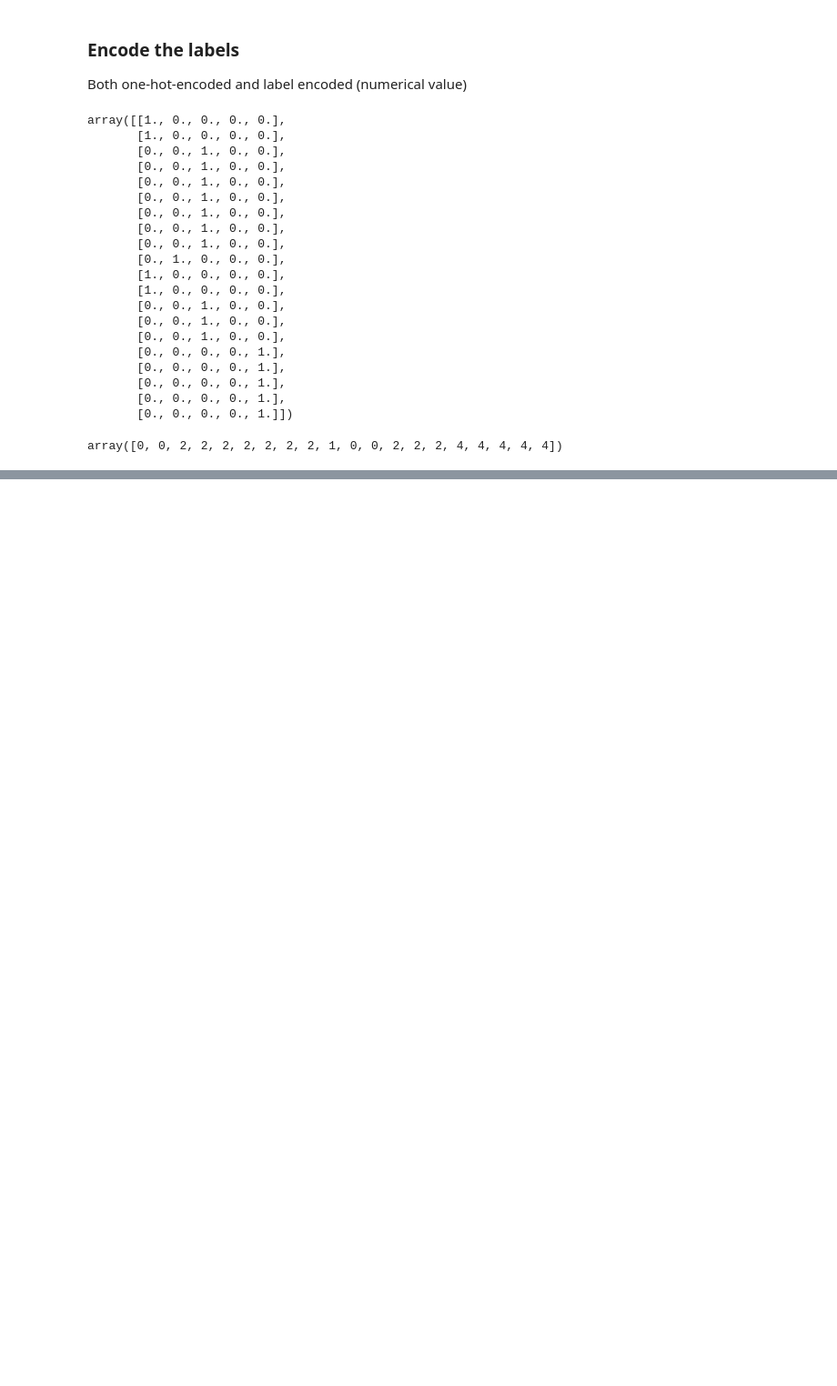
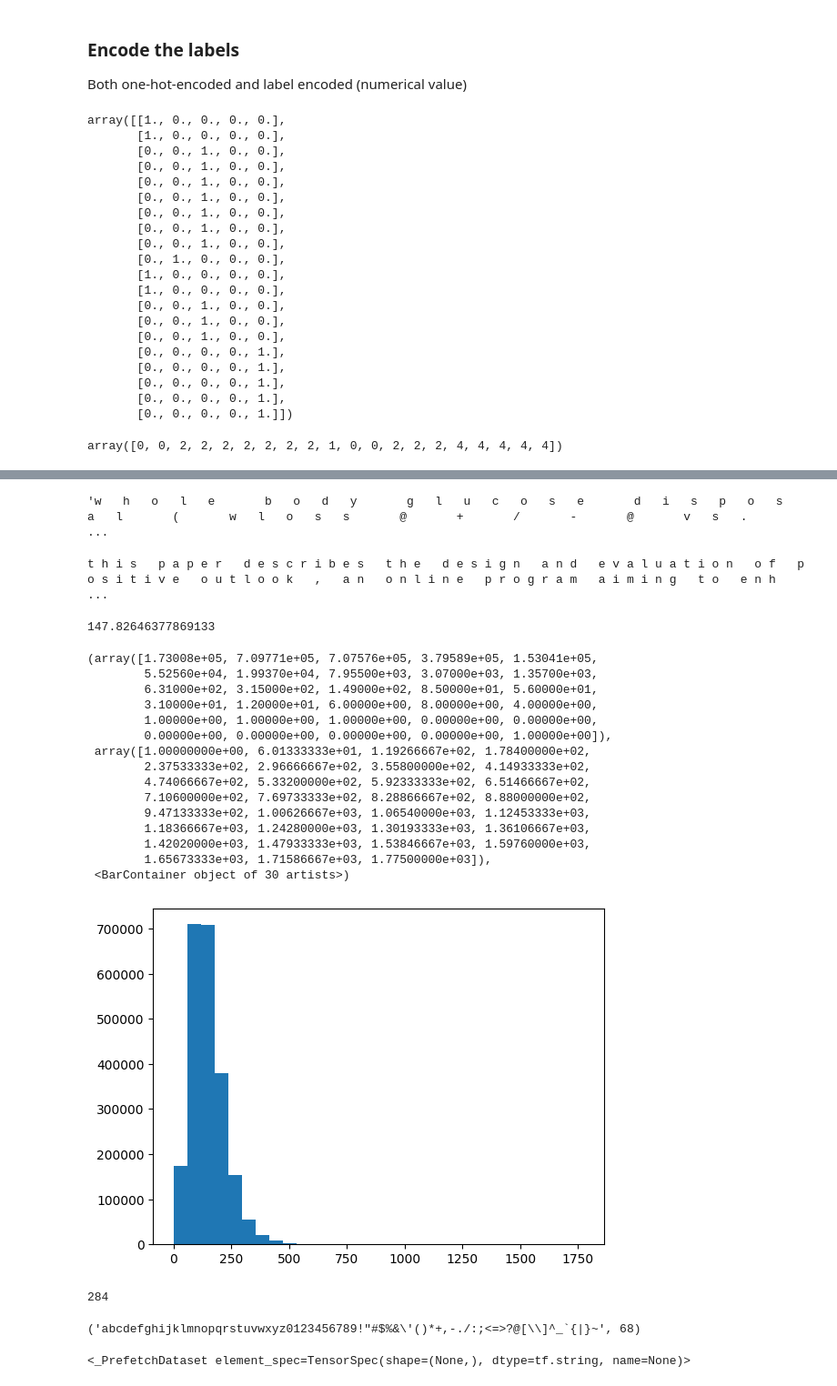
Before and after one commit to pawelkiszczak/tensorflow, a Jupyter notebook: colab_notebooks/09_exercises.ipynb, the cells around one changed output, grey strips where cells are left out. Shown: that part at 91% size. Drawn from its saved outputs; the diff is of its cells as text; code cells hidden in the pictures; blank space fills up the shorter version.

```diff
--- a/colab_notebooks/09_exercises.ipynb
+++ b/colab_notebooks/09_exercises.ipynb
@@ -259,0 +292,61 @@ array([0, 0, 2, 2, 2, 2, 2, 2, 2, 1, 0, 0, 2, 2, 2, 4, 4, 4, 4, 4])
+# %%
+# Function to split sentences into characters
+def split_chars(text):
+  return " ".join(list(text))
+
+# Check the function
+import random
+target_sentence = split_chars(random.choice(train_sentences))
+split_chars(target_sentence)
+# %% [output]
+'w   h   o   l   e       b   o   d   y       g   l   u   c   o   s   e       d   i   s   p   o   s   a   l       (       w   l   o   s   s       @       +       /       -       @       v   s   .       ...
+# %%
+# Split all the data into char tokens
+train_chars = [split_chars(sentence) for sentence in train_sentences]
+val_chars = [split_chars(sentence) for sentence in val_sentences]
+test_chars = [split_chars(sentence) for sentence in test_sentences]
+print(train_chars[1])
+# %% [output]
+t h i s   p a p e r   d e s c r i b e s   t h e   d e s i g n   a n d   e v a l u a t i o n   o f   p o s i t i v e   o u t l o o k   ,   a n   o n l i n e   p r o g r a m   a i m i n g   t o   e n h  ...
+# %%
+# Average char length
+import numpy as np
+char_len = [len(sentence) for sentence in train_sentences]
+mean_char_len = np.mean(char_len)
+mean_char_len
+# %% [output]
+147.82646377869133
+# %%
+# Distribution of character level length
+import matplotlib.pyplot as plt
+plt.hist(char_len, bins=30)
+# %% [output]
+(array([1.73008e+05, 7.09771e+05, 7.07576e+05, 3.79589e+05, 1.53041e+05,
+        5.52560e+04, 1.99370e+04, 7.95500e+03, 3.07000e+03, 1.35700e+03,
+        6.31000e+02, 3.15000e+02, 1.49000e+02, 8.50000e+01, 5.60000e+01,
+        3.10000e+01, 1.20000e+01, 6.00000e+00, 8.00000e+00, 4.00000e+00,
+        1.00000e+00, 1.00000e+00, 1.00000e+00, 0.00000e+00, 0.00000e+00,
+        0.00000e+00, 0.00000e+00, 0.00000e+00, 0.00000e+00, 1.00000e+00]),
+ array([1.00000000e+00, 6.01333333e+01, 1.19266667e+02, 1.78400000e+02,
+        2.37533333e+02, 2.96666667e+02, 3.55800000e+02, 4.14933333e+02,
+        4.74066667e+02, 5.33200000e+02, 5.92333333e+02, 6.51466667e+02,
+        7.10600000e+02, 7.69733333e+02, 8.28866667e+02, 8.88000000e+02,
+        9.47133333e+02, 1.00626667e+03, 1.06540000e+03, 1.12453333e+03,
+        1.18366667e+03, 1.24280000e+03, 1.30193333e+03, 1.36106667e+03,
+        1.42020000e+03, 1.47933333e+03, 1.53846667e+03, 1.59760000e+03,
+        1.65673333e+03, 1.71586667e+03, 1.77500000e+03]),
+ <BarContainer object of 30 artists>)
+[figure, added]
+# %%
+# Check the 95 percentile
+output_seq_char_len = int(np.percentile(char_len, 95))
+output_seq_char_len
+# %% [output]
+284
+# %%
+# Get all of the keyboard characters into one variable
+import string
+alphabet = string.ascii_lowercase + string.digits + string.punctuation
+alphabet, len(alphabet)
+# %% [output]
+('abcdefghijklmnopqrstuvwxyz0123456789!"#$%&\'()*+,-./:;<=>?@[\\]^_`{|}~', 68)
@@ -259,0 +361,7 @@ array([0, 0, 2, 2, 2, 2, 2, 2, 2, 1, 0, 0, 2, 2, 2, 4, 4, 4, 4, 4])
+# %%
+# Create another instance of dataset for adapting the layer
+import tensorflow as tf
+train_char_adapt = tf.data.Dataset.from_tensor_slices(train_chars).batch(128).prefetch(tf.data.AUTOTUNE)
+train_char_adapt
+# %% [output]
+<_PrefetchDataset element_spec=TensorSpec(shape=(None,), dtype=tf.string, name=None)>
```
Also changed, not shown: parts of 38 cells of this notebook.
